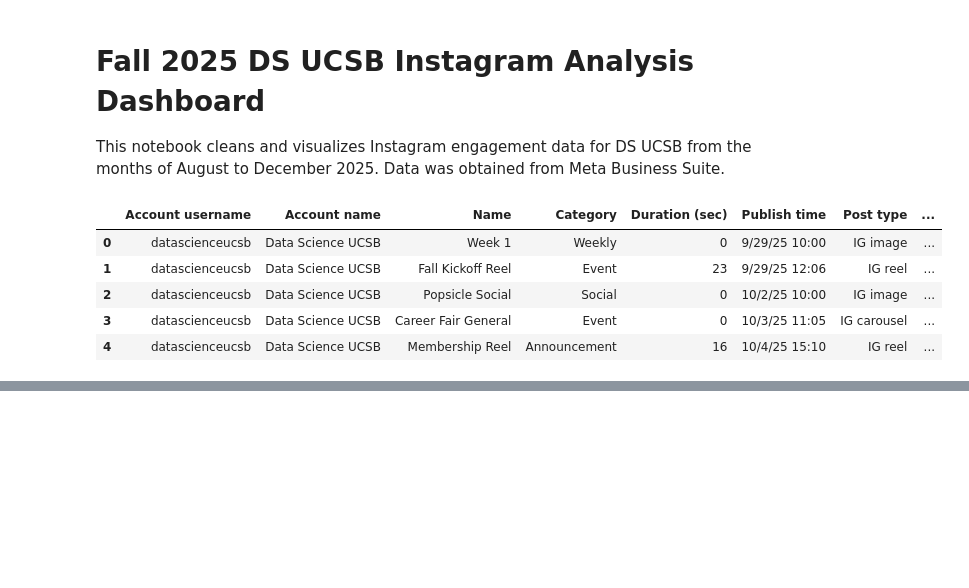
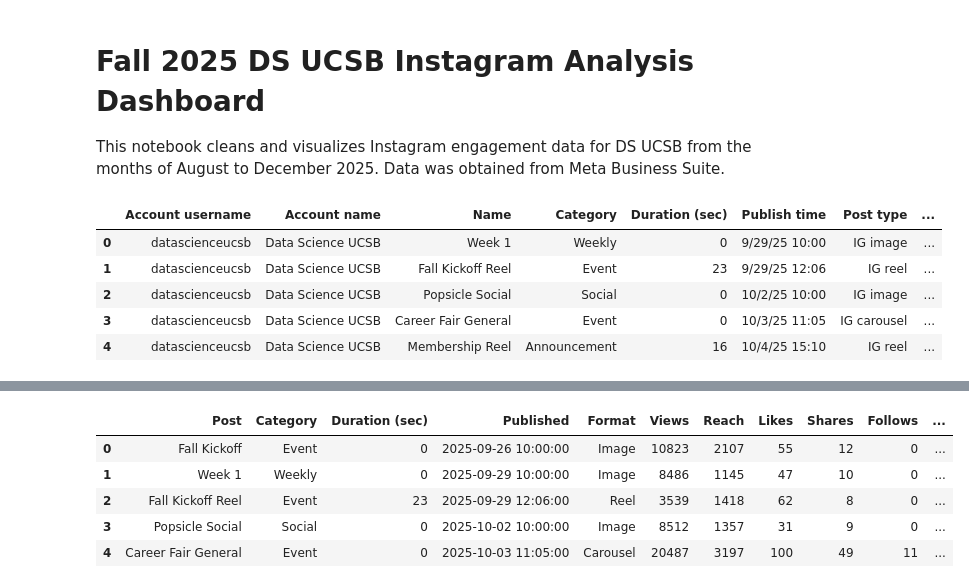
Before and after one commit to makalamf/f25-instagram-dashboard, a Jupyter notebook: dashboard.ipynb, the cells around one changed output, grey strips where cells are left out. Drawn from its saved outputs; the diff is of its cells as text; code cells hidden in the pictures; blank space fills up the shorter version.

```diff
--- a/dashboard.ipynb
+++ b/dashboard.ipynb
@@ -156,0 +34,4 @@ df.head()
+# %%
+# Strip column names
+df = strip_col_names(df)
+df.head()
@@ -156,0 +45,4 @@ df.head()
+# %%
+# Drop irrelevant columns
+df = drop_cols(df)
+df.head()
@@ -156,0 +56,4 @@ df.head()
+# %%
+# Rename columns
+df = rename_cols(df)
+df.head()
@@ -156,0 +78,11 @@ df.head()
+# %%
+# Sort by Published date and time
+df = sort_published(df)
+df.head()
+# %% [output]
+|  | Post | Category | Duration (sec) | Published | Format | Views | Reach | Likes | Shares | Follows | ... |
+| 0 | Fall Kickoff | Event | 0 | 2025-09-26 10:00:00 | Image | 10823 | 2107 | 55 | 12 | 0 | ... |
+| 1 | Week 1 | Weekly | 0 | 2025-09-29 10:00:00 | Image | 8486 | 1145 | 47 | 10 | 0 | ... |
+| 2 | Fall Kickoff Reel | Event | 23 | 2025-09-29 12:06:00 | Reel | 3539 | 1418 | 62 | 8 | 0 | ... |
+| 3 | Popsicle Social | Social | 0 | 2025-10-02 10:00:00 | Image | 8512 | 1357 | 31 | 9 | 0 | ... |
+| 4 | Career Fair General | Event | 0 | 2025-10-03 11:05:00 | Carousel | 20487 | 3197 | 100 | 49 | 11 | ... |
```
Also changed, not shown: parts of 15 cells of this notebook, 2 other files.
